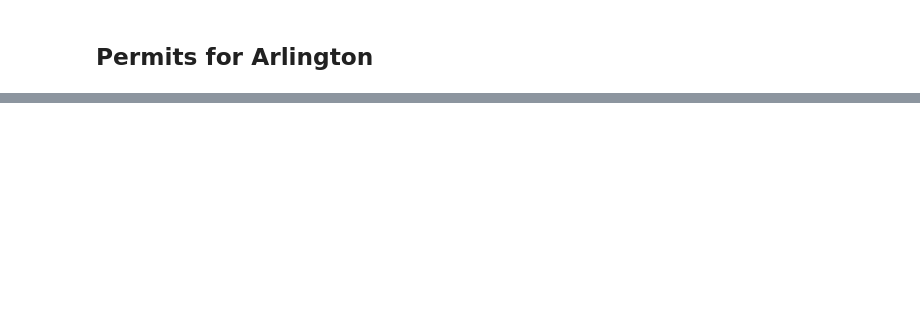
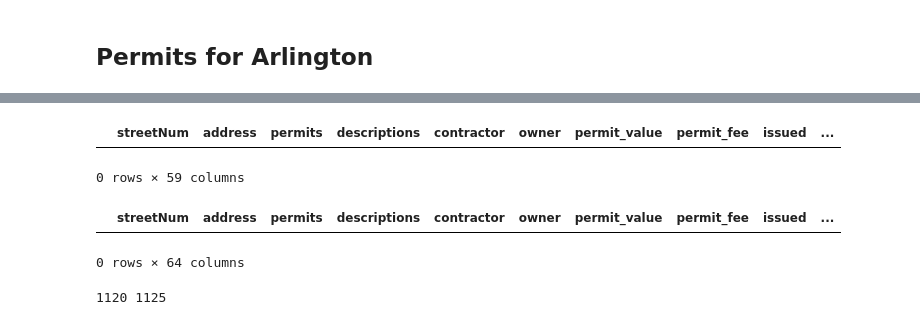
Before and after one commit to StephenHarrington/SolarSystem, a Jupyter notebook: notebooks/Permits - ArlingtonMA.ipynb, the cells around one changed output, grey strips where cells are left out. Cells and saved outputs as stored; diff of their text form; code cells hidden in the pictures; blank space fills up the shorter version.

```diff
--- a/notebooks/Permits - ArlingtonMA.ipynb
+++ b/notebooks/Permits - ArlingtonMA.ipynb
@@ -193,0 +616,14 @@ permits        =  pd . read_csv ( data_dir  +  'permits.tsv' , sep = '\t' )
+# %%
+solar_systems_wo_geometry
+# %% [output]
+|  | streetNum | address | permits | descriptions | contractor | owner | permit_value | permit_fee | issued | ... |
+0 rows × 59 columns
+# %%
+solar_systems[solar_systems.duplicated('tokenId')]
+# %% [output]
+|  | streetNum | address | permits | descriptions | contractor | owner | permit_value | permit_fee | issued | ... |
+0 rows × 64 columns
+# %%
+print(len(solar_systems),len(solar_permits))
+# %% [output]
+1120 1125
```
Also changed, not shown: parts of 13 cells of this notebook, 7 other files.
